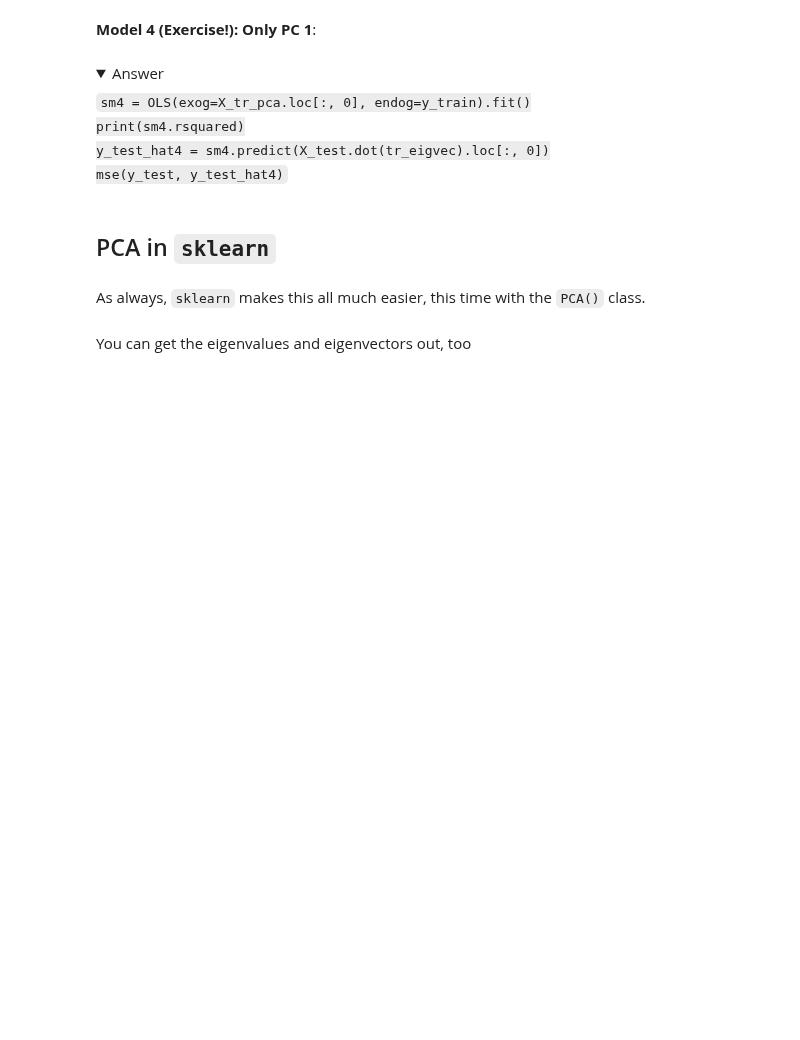
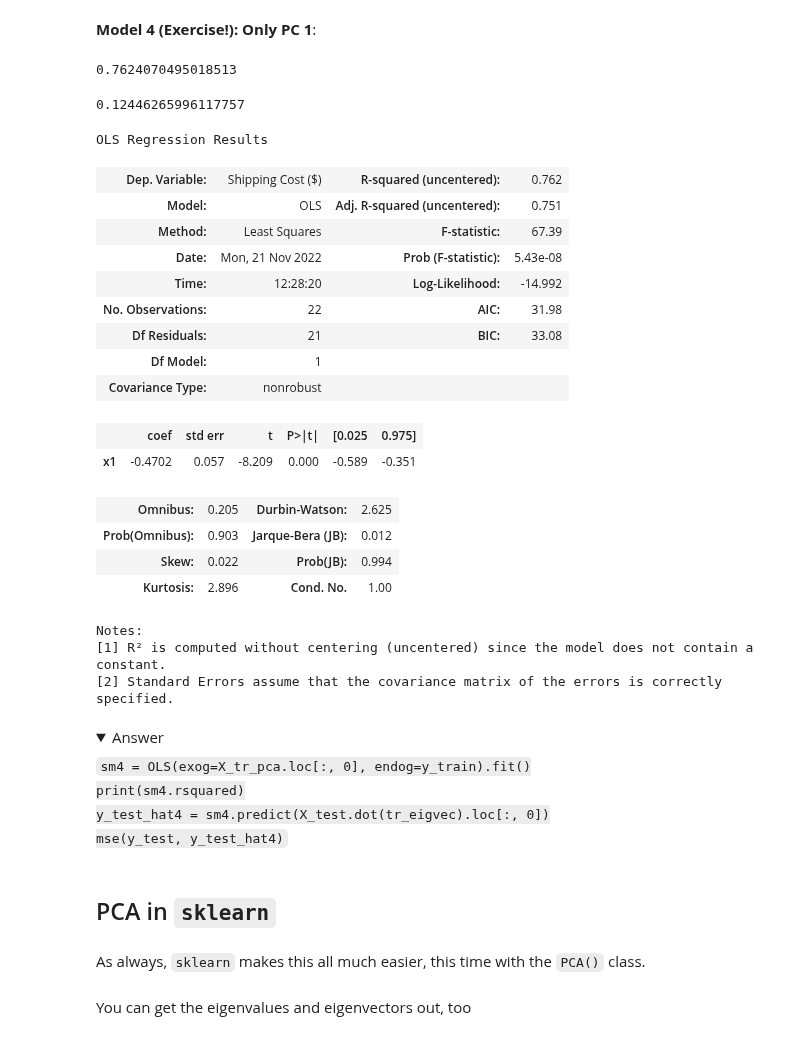
Before and after one commit to mccafj/DS-Live-091922, a Jupyter notebook: Phase4/Topic_principal_component_analysis.ipynb, the cells around one changed output. Drawn from its saved outputs; the diff is of its cells as text; code cells hidden in the pictures; folded sections open; blank space fills up the shorter version.

```diff
--- a/Phase4/Topic_principal_component_analysis.ipynb
+++ b/Phase4/Topic_principal_component_analysis.ipynb
@@ -257,5 +450,37 @@ mse(y_test, y_test_hat3)</code>
 # %% [markdown]
 **Model 4 (Exercise!): Only PC 1**:
+# %%
+sm4 = OLS(exog=X_tr_pca.loc[:, 0], endog=y_train).fit()
+print(sm4.rsquared)
+y_test_hat4 = sm4.predict(X_test.dot(tr_eigvec).loc[:, 0])
+mse(y_test, y_test_hat4)
+
+# so explaining less variance (bad) but also reducing overfitting (good)
+# %% [output]
+0.7624070495018513
+0.12446265996117757
+# %%
+sm4.summary()
+# %% [output]
+OLS Regression Results
+| Dep. Variable: | Shipping Cost ($) | R-squared (uncentered): | 0.762 |
+| Model: | OLS | Adj. R-squared (uncentered): | 0.751 |
+| Method: | Least Squares | F-statistic: | 67.39 |
+| Date: | Mon, 21 Nov 2022 | Prob (F-statistic): | 5.43e-08 |
+| Time: | 12:28:20 | Log-Likelihood: | -14.992 |
+| No. Observations: | 22 | AIC: | 31.98 |
+| Df Residuals: | 21 | BIC: | 33.08 |
+| Df Model: | 1 |  |  |
+| Covariance Type: | nonrobust |  |  |
+|  | coef | std err | t | P>|t| | [0.025 | 0.975] |
+| x1 | -0.4702 | 0.057 | -8.209 | 0.000 | -0.589 | -0.351 |
+| Omnibus: | 0.205 | Durbin-Watson: | 2.625 |
+| Prob(Omnibus): | 0.903 | Jarque-Bera (JB): | 0.012 |
+| Skew: | 0.022 | Prob(JB): | 0.994 |
+| Kurtosis: | 2.896 | Cond. No. | 1.00 |
+Notes:
+[1] R² is computed without centering (uncentered) since the model does not contain a constant.
+[2] Standard Errors assume that the covariance matrix of the errors is correctly specified.
 # %% [markdown]
 <details>
     <summary>Answer</summary>
```
Also changed, not shown: parts of 82 cells of this notebook, 1 other file.
